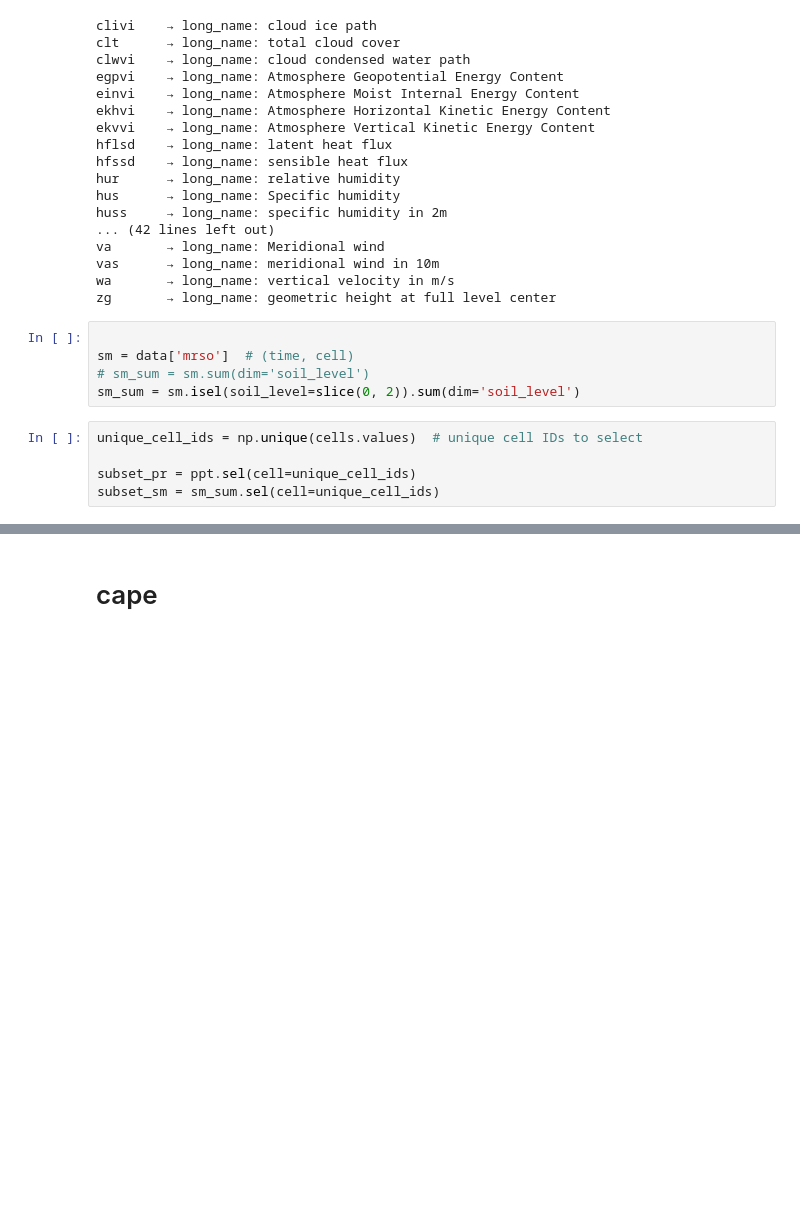
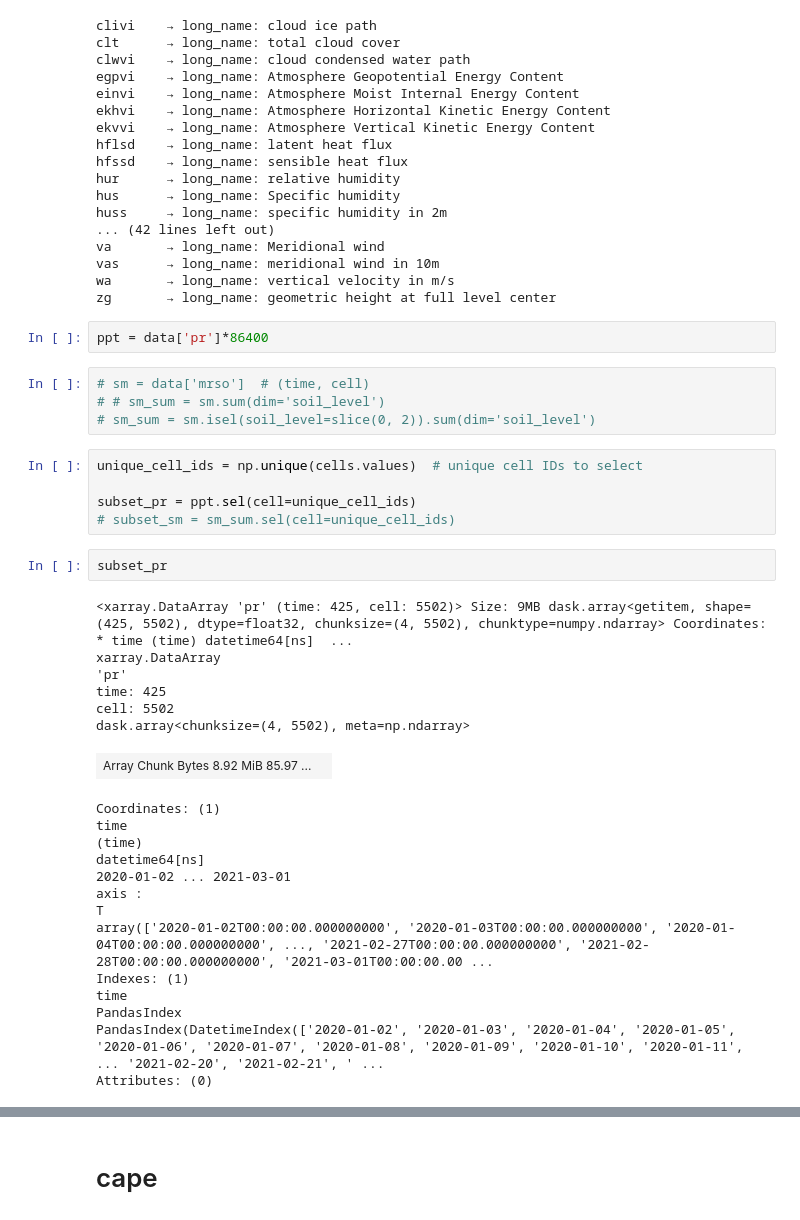
Before and after one commit to 21centuryweather/hk25-AusNode-ExtremePrecipitation, a Jupyter notebook: Code/s5_mrso_pr_p95.ipynb, the cells around one changed output, grey strips where cells are left out. Saved outputs shown, nothing was run; the diff lists cells and outputs as text; blank space fills up the shorter version.

```diff
--- a/Code/s5_mrso_pr_p95.ipynb
+++ b/Code/s5_mrso_pr_p95.ipynb
@@ -106,13 +98,37 @@ va       → long_name: Meridional wind
 vas      → long_name: meridional wind in 10m
 wa       → long_name: vertical velocity in m/s
 zg       → long_name: geometric height at full level center
+# %%
+ppt = data['pr']*86400
 # %%
-
-sm = data['mrso']  # (time, cell)
-# sm_sum = sm.sum(dim='soil_level')
-sm_sum = sm.isel(soil_level=slice(0, 2)).sum(dim='soil_level')
+# sm = data['mrso']  # (time, cell)
+# # sm_sum = sm.sum(dim='soil_level')
+# sm_sum = sm.isel(soil_level=slice(0, 2)).sum(dim='soil_level')
 # %%
 unique_cell_ids = np.unique(cells.values)  # unique cell IDs to select
 
 subset_pr = ppt.sel(cell=unique_cell_ids)
-subset_sm = sm_sum.sel(cell=unique_cell_ids)
+# subset_sm = sm_sum.sel(cell=unique_cell_ids)
+# %%
+subset_pr
+# %% [output]
+<xarray.DataArray 'pr' (time: 425, cell: 5502)> Size: 9MB dask.array<getitem, shape=(425, 5502), dtype=float32, chunksize=(4, 5502), chunktype=numpy.ndarray> Coordinates: * time (time) datetime64[ns]  ...
+xarray.DataArray
+'pr'
+time: 425
+cell: 5502
+dask.array<chunksize=(4, 5502), meta=np.ndarray>
+| Array Chunk Bytes 8.92 MiB 85.97 ... |  |
+Coordinates: (1)
+time
+(time)
+datetime64[ns]
+2020-01-02 ... 2021-03-01
+axis :
+T
+array(['2020-01-02T00:00:00.000000000', '2020-01-03T00:00:00.000000000', '2020-01-04T00:00:00.000000000', ..., '2021-02-27T00:00:00.000000000', '2021-02-28T00:00:00.000000000', '2021-03-01T00:00:00.00 ...
+Indexes: (1)
+time
+PandasIndex
+PandasIndex(DatetimeIndex(['2020-01-02', '2020-01-03', '2020-01-04', '2020-01-05', '2020-01-06', '2020-01-07', '2020-01-08', '2020-01-09', '2020-01-10', '2020-01-11', ... '2021-02-20', '2021-02-21', ' ...
+Attributes: (0)
```
Also changed, not shown: parts of 8 cells of this notebook, 3 other files.
